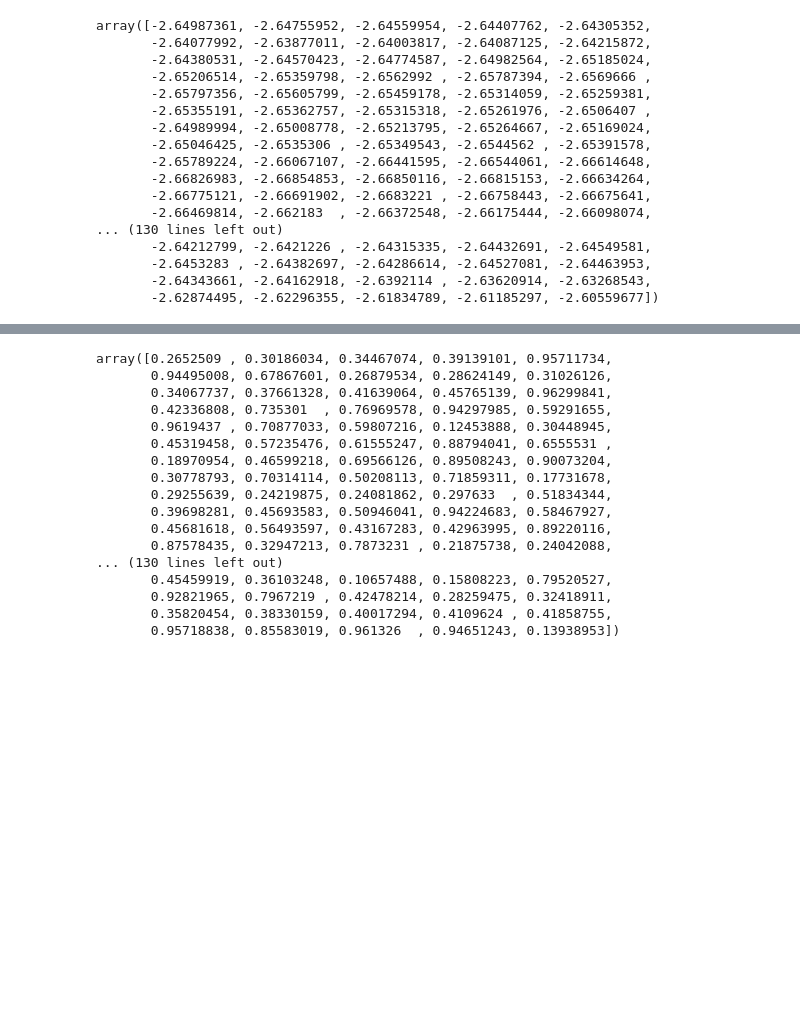
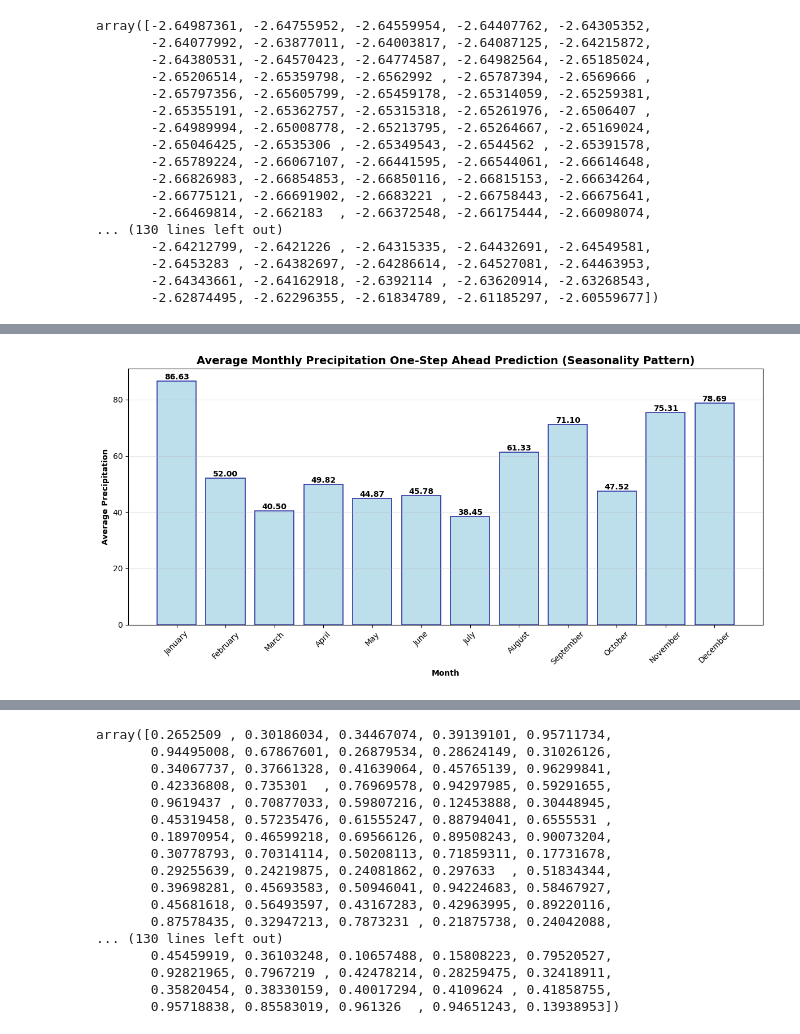
Before and after one commit to ilanGrynszpan/PyGASModels, a Jupyter notebook: sandbox.ipynb, the cells around one changed output, grey strips where cells are left out. Cells and saved outputs as stored; diff of their text form; code cells hidden in the pictures; blank space fills up the shorter version.

```diff
--- a/sandbox.ipynb
+++ b/sandbox.ipynb
@@ -295,0 +315,2 @@ plt.plot(y)
+# %%
+y_fit = pd.DataFrame(y, index = dates, columns = ['precipitation - prediction'])
@@ -296,3 +343,29 @@ plt.plot(y)
+# %%
+# Calculate monthly averages
+monthly_avg = y_fit.groupby(y_fit.index.month)['precipitation - prediction'].mean()
+
+# Plot with month names
+import calendar
+month_names = [calendar.month_name[i] for i in monthly_avg.index]
+
+plt.figure(figsize=(12, 6))
+bars = plt.bar(month_names, monthly_avg.values, color='lightblue', edgecolor='darkblue', linewidth=1.2, alpha=0.8)
+
+# Add value labels on top of bars
+for bar in bars:
+    height = bar.get_height()
+    plt.text(bar.get_x() + bar.get_width()/2., height + 0.01,
+             f'{height:.2f}', ha='center', va='bottom', fontweight='bold')
+
+plt.title('Average Monthly Precipitation One-Step Ahead Prediction (Seasonality Pattern)', fontsize=14, fontweight='bold')
+plt.xlabel('Month', fontweight='bold')
+plt.ylabel('Average Precipitation', fontweight='bold')
+plt.xticks(rotation=45)
+plt.grid(True, alpha=0.3, axis='y')
+plt.tight_layout()
+plt.show()
+# %% [output]
+[figure, added]
 # %%
 fis
 # %% [output]
```
Also changed, not shown: parts of 18 cells of this notebook.
